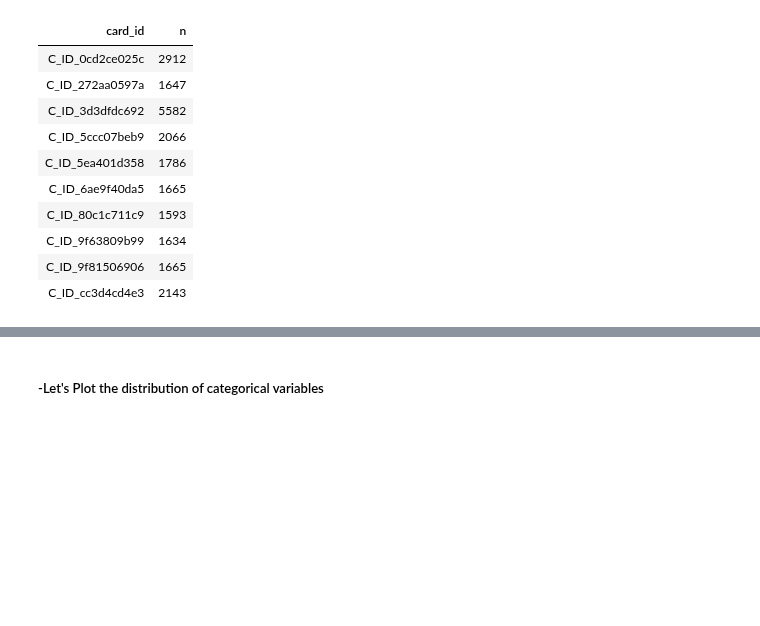
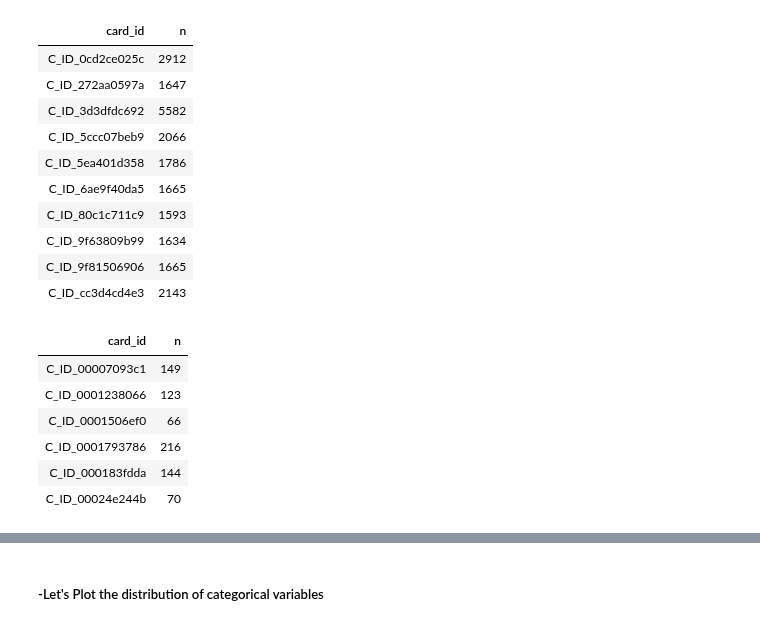
Before and after one commit to hsing-yi-wang/Kaggle_Projects, a Jupyter notebook: Elo_Merchant.ipynb, the cells around one changed output, grey strips where cells are left out. Saved outputs shown, nothing was run; the diff lists cells and outputs as text; code cells hidden in the pictures; blank space fills up the shorter version.

```diff
--- a/Elo_Merchant.ipynb
+++ b/Elo_Merchant.ipynb
@@ -320,3 +356,14 @@ Selecting by n
 | C_ID_9f63809b99 | 1634 |
 | C_ID_9f81506906 | 1665 |
 | C_ID_cc3d4cd4e3 | 2143 |
+# %%
+htrans_id_count <- htrans %>% count(card_id)
+head(htrans_id_count)
+# %% [output]
+| card_id | n |
+| C_ID_00007093c1 | 149 |
+| C_ID_0001238066 | 123 |
+| C_ID_0001506ef0 | 66 |
+| C_ID_0001793786 | 216 |
+| C_ID_000183fdda | 144 |
+| C_ID_00024e244b | 70 |
```
Also changed, not shown: parts of 4 cells of this notebook.
